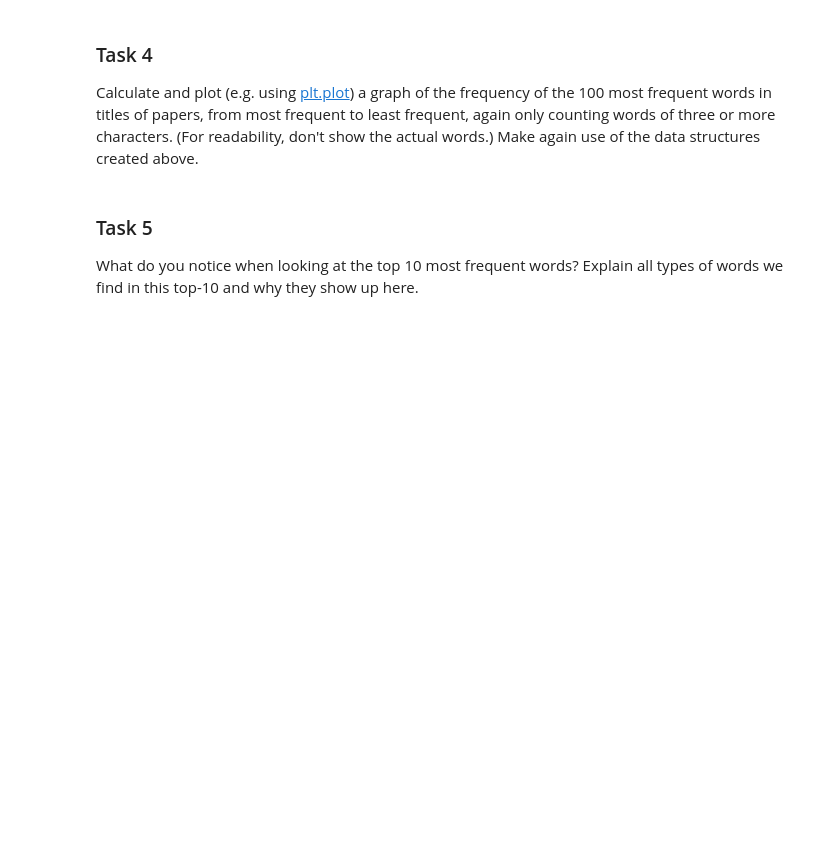
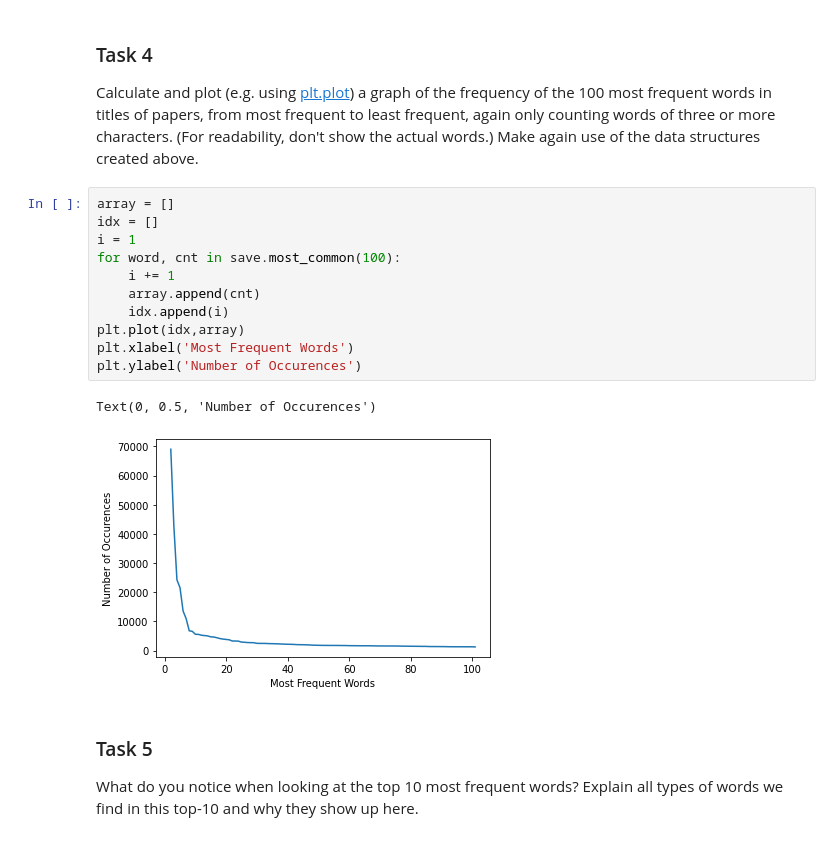
Before and after one commit to SpazzSpud/IR2022, a Jupyter notebook: 01_inspecting.ipynb, the cells around one changed output. Drawn from its saved outputs; the diff is of its cells as text; blank space fills up the shorter version.

```diff
--- a/01_inspecting.ipynb
+++ b/01_inspecting.ipynb
@@ -239,6 +239,20 @@ save.most_common(10)
 ### Task 4
 
 Calculate and plot (e.g. using [plt.plot](http://matplotlib.org/api/pyplot_api.html#matplotlib.pyplot.plot)) a graph of the frequency of the 100 most frequent words in titles of papers, from most frequent to least frequent, again only counting words of three or more characters. (For readability, don't show the actual words.) Make again use of the data structures created above.
+# %%
+array = []
+idx = []
+i = 1
+for word, cnt in save.most_common(100):
+    i += 1
+    array.append(cnt)
+    idx.append(i)
+plt.plot(idx,array)
+plt.xlabel('Most Frequent Words')
+plt.ylabel('Number of Occurences')
+# %% [output]
+Text(0, 0.5, 'Number of Occurences')
+[figure, added]
 # %% [markdown]
 ### Task 5
 
```
Also changed, not shown: parts of 2 cells of this notebook.
